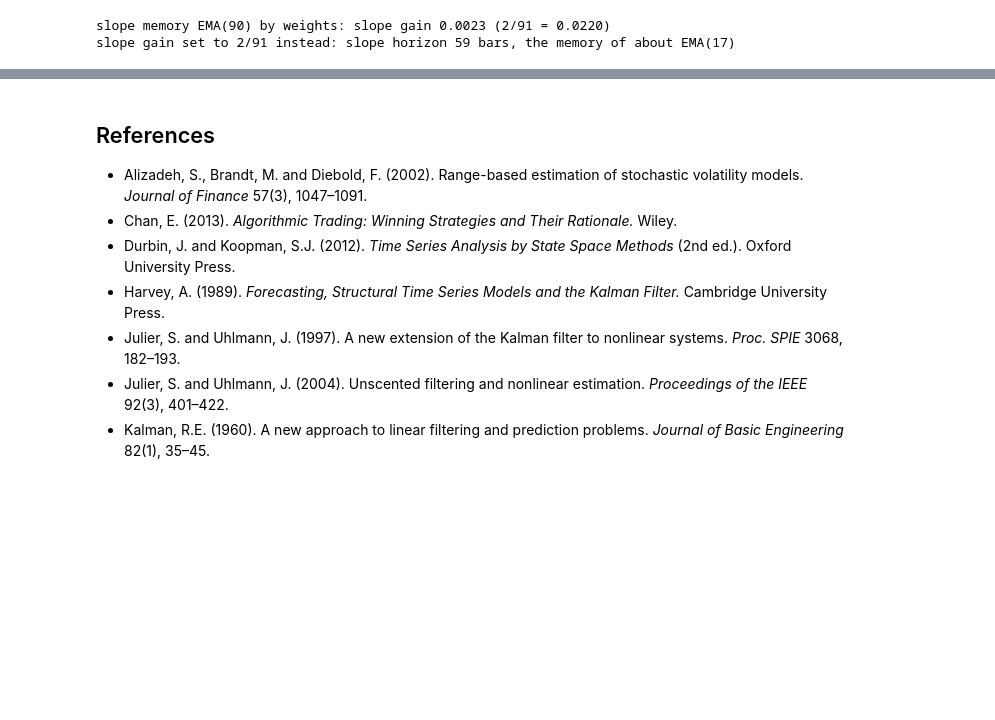
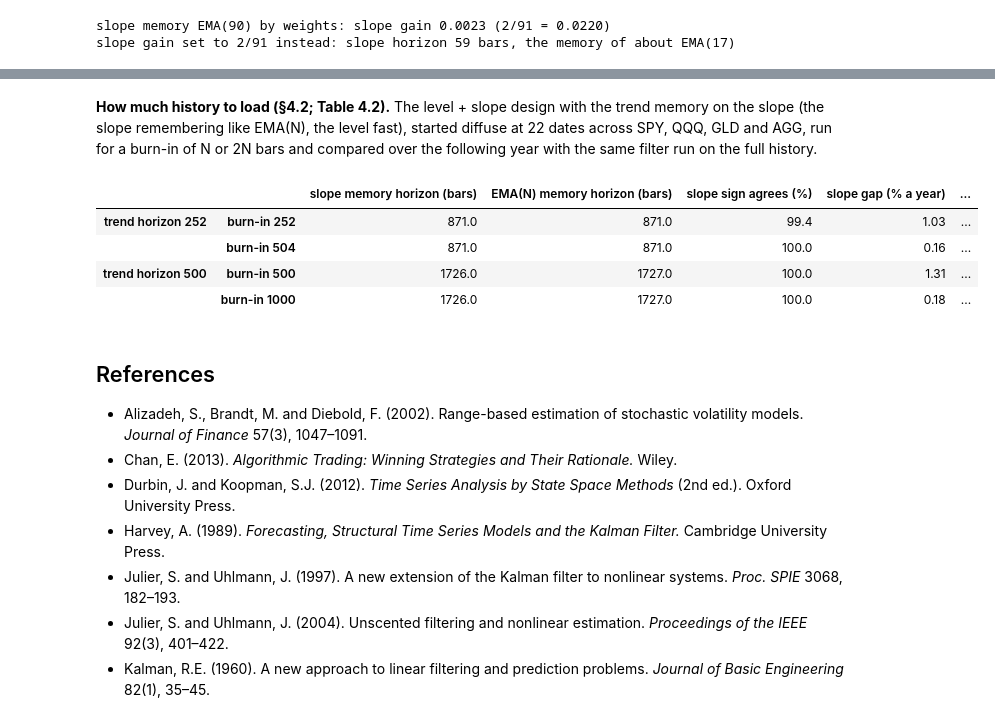
Before and after one commit to MaxGnesi/systematic-trading-notes, a Jupyter notebook: lectures/04-tracking-hidden-states/04b_tracking_hidden_states.ipynb, the cells around one changed output, grey strips where cells are left out. Cells and saved outputs as stored; diff of their text form; code cells hidden in the pictures; blank space fills up the shorter version.

```diff
--- a/lectures/04-tracking-hidden-states/04b_tracking_hidden_states.ipynb
+++ b/lectures/04-tracking-hidden-states/04b_tracking_hidden_states.ipynb
@@ -544,3 +609,70 @@ slope gain set to 2/91 instead: slope horizon 59 bars, the memory of about EMA(1
+# %% [markdown]
+**How much history to load (§4.2; Table 4.2).** The level + slope design with the trend memory on the slope
+(the slope remembering like EMA(N), the level fast), started diffuse at 22 dates across SPY, QQQ, GLD and AGG,
+run for a burn-in of N or 2N bars and compared over the following year with the same filter run on the full
+history.
+# %%
+F2, H2 = design(2)
+
+
+def ls_steady_weights(q_level, q_slope, n, r_price=1.0):
+    Q = np.diag([q_level, q_slope]); P = np.eye(2)
+    for _ in range(400000):
+        Pp = F2 @ P @ F2.T + Q; K = Pp @ H2 / (H2 @ Pp @ H2 + r_price); Pn = Pp - np.outer(K, H2 @ Pp)
+        if np.allclose(Pn, P, rtol=1e-13, atol=0): break
+        P = Pn
+    A = (np.eye(2) - np.outer(K, H2)) @ F2
+    W, v = np.empty((n, 2)), K.copy()
+    for j in range(n):
+        W[j] = v; v = A @ v
+    return W
+
+
+def horizon(w):
+    tail = np.cumsum(np.abs(w)[::-1])[::-1] / np.abs(w).sum()
+    return int(np.argmax(tail < 1e-3))
+
+
+def ls_filter(y, q_level, q_slope, p0=1e3):
+    Q = np.diag([q_level, q_slope]); x = np.array([y[0], 0.0]); P = np.eye(2) * p0; X = np.empty((len(y), 2))
+    for t, p in enumerate(y):
+        x = F2 @ x; P = F2 @ P @ F2.T + Q; K = P @ H2 / (H2 @ P @ H2 + 1.0)
+        x = x + K * (p - H2 @ x); P = P - np.outer(K, H2 @ P); X[t] = x
+    return X
+
+
+logs = {t: np.log(C[t].dropna().to_numpy()) for t in TICKERS}
+rows = {}
+Q_LEVEL = 0.1
+for N in (252, 500):
+    target = int(np.ceil(np.log(1e-3) / np.log(1 - 2 / (N + 1))))       # memory horizon of EMA(N)
+    lo, hi = 1e-14, 1e-1
+    for _ in range(80):
+        mid = np.sqrt(lo * hi)
+        lo, hi = (lo, mid) if horizon(ls_steady_weights(Q_LEVEL, mid, 20 * N)[:, 1]) < target else (mid, hi)
+    q_slope = mid
+    W = ls_steady_weights(Q_LEVEL, q_slope, 20 * N)
+    for burn in (N, 2 * N):
+        sa, sd, pa = [], [], []
+        for t in TICKERS:
+            y = logs[t]; ref = ls_filter(y, Q_LEVEL, q_slope)
+            for s0 in range(1500, len(y) - 2600, 500):
+                seg = slice(s0, s0 + burn + 252)
+                Xd = ls_filter(y[seg], Q_LEVEL, q_slope); R_ = ref[seg]; ys = y[seg]
+                sa.append(np.mean(np.sign(Xd[burn:, 1]) == np.sign(R_[burn:, 1])))
+                sd.append(25200 * np.abs(Xd[burn:, 1] - R_[burn:, 1]).mean())
+                pa.append(np.mean(np.sign(ys[burn:] - Xd[burn:, 0]) == np.sign(ys[burn:] - R_[burn:, 0])))
+        rows[(f"trend horizon {N}", f"burn-in {burn}")] = {
+            "slope memory horizon (bars)": horizon(W[:, 1]), "EMA(N) memory horizon (bars)": target,
+            "slope sign agrees (%)": 100 * np.median(sa), "slope gap (% a year)": np.median(sd),
+            "position agrees (%)": 100 * np.median(pa), "starts": len(sa)}
+display(pd.DataFrame(rows).T.round(2))
+# %% [output]
+|  |  | slope memory horizon (bars) | EMA(N) memory horizon (bars) | slope sign agrees (%) | slope gap (% a year) | ... |
+| trend horizon 252 | burn-in 252 | 871.0 | 871.0 | 99.4 | 1.03 | ... |
+|  | burn-in 504 | 871.0 | 871.0 | 100.0 | 0.16 | ... |
+| trend horizon 500 | burn-in 500 | 1726.0 | 1727.0 | 100.0 | 1.31 | ... |
+|  | burn-in 1000 | 1726.0 | 1727.0 | 100.0 | 0.18 | ... |
 # %% [markdown]
 ## References
 
```
Also changed, not shown: parts of 5 cells of this notebook, 1 other file.
